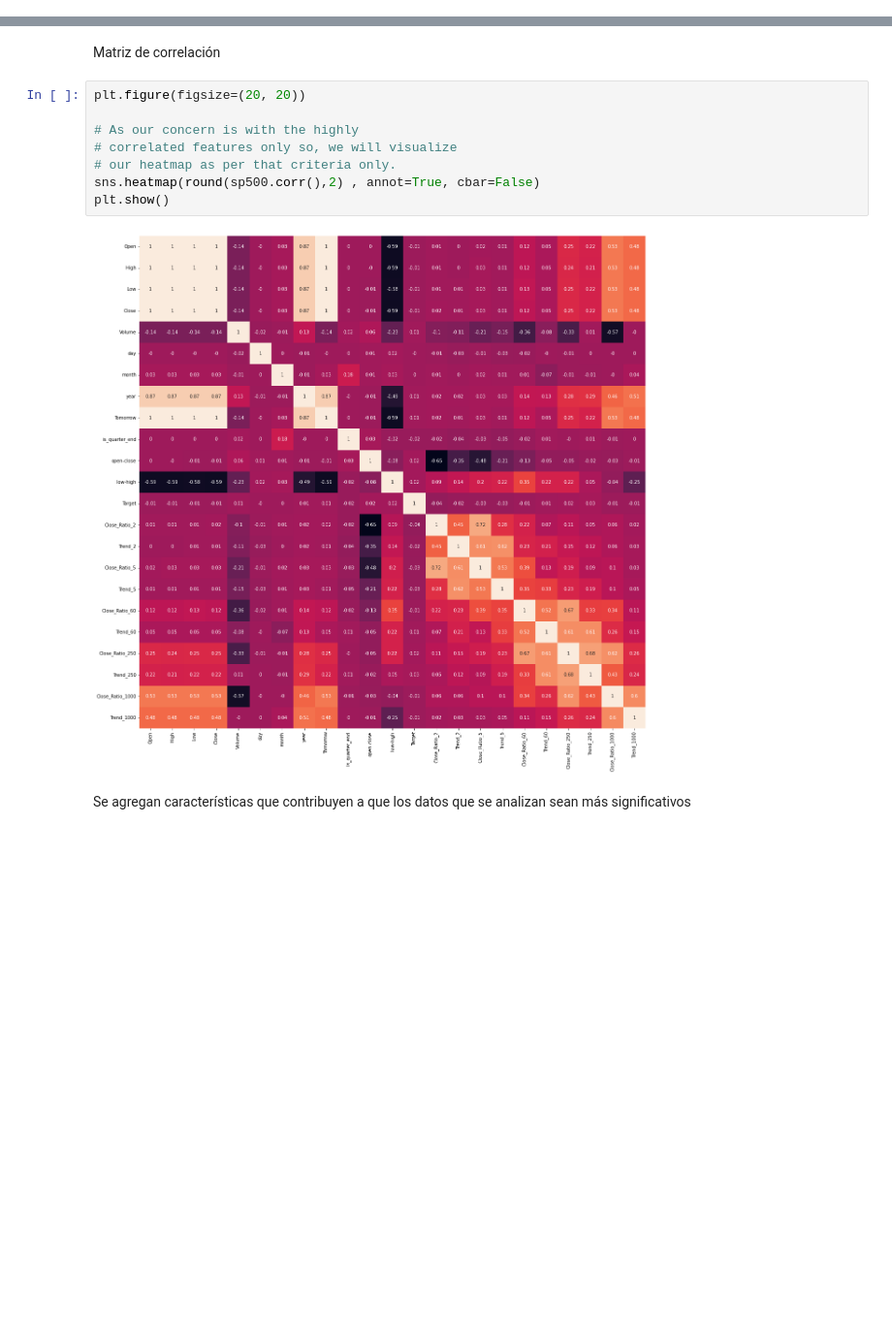
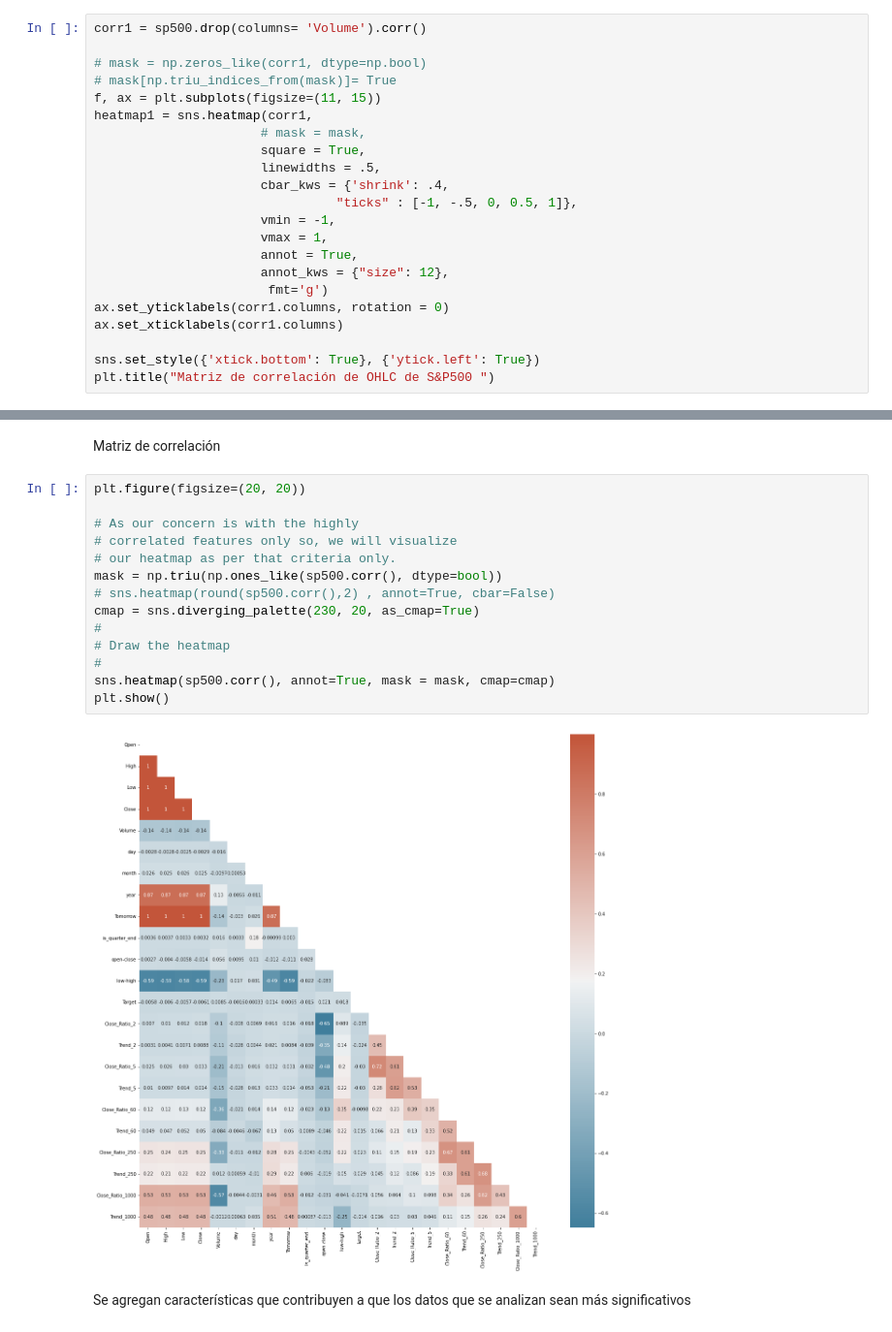
Before and after one commit to MaLuisa7/Machine_Learning_Lessons, a Jupyter notebook: stock_price_prediction_ML_20230312.ipynb, the cells around one changed output, grey strips where cells are left out. Shown at 97% size. Drawn from its saved outputs; the diff is of its cells as text; blank space fills up the shorter version.

```diff
--- a/stock_price_prediction_ML_20230312.ipynb
+++ b/stock_price_prediction_ML_20230312.ipynb
@@ -74,0 +78,22 @@ Shape of SP 500 data is: (5786, 5)
+# %%
+corr1 = sp500.drop(columns= 'Volume').corr()
+
+# mask = np.zeros_like(corr1, dtype=np.bool)
+# mask[np.triu_indices_from(mask)]= True
+f, ax = plt.subplots(figsize=(11, 15))
+heatmap1 = sns.heatmap(corr1,
+                      # mask = mask,
+                      square = True,
+                      linewidths = .5,
+                      cbar_kws = {'shrink': .4,
+                                "ticks" : [-1, -.5, 0, 0.5, 1]},
+                      vmin = -1,
+                      vmax = 1,
+                      annot = True,
+                      annot_kws = {"size": 12},
+                       fmt='g')
+ax.set_yticklabels(corr1.columns, rotation = 0)
+ax.set_xticklabels(corr1.columns)
+
+sns.set_style({'xtick.bottom': True}, {'ytick.left': True})
+plt.title("Matriz de correlación de OHLC de S&P500 ")
@@ -211,13 +296,19 @@ Matriz de correlación
 # %%
 plt.figure(figsize=(20, 20))
 
 # As our concern is with the highly
 # correlated features only so, we will visualize
 # our heatmap as per that criteria only.
-sns.heatmap(round(sp500.corr(),2) , annot=True, cbar=False)
+mask = np.triu(np.ones_like(sp500.corr(), dtype=bool))
+# sns.heatmap(round(sp500.corr(),2) , annot=True, cbar=False)
+cmap = sns.diverging_palette(230, 20, as_cmap=True)
+#
+# Draw the heatmap
+#
+sns.heatmap(sp500.corr(), annot=True, mask = mask, cmap=cmap)
 plt.show()
 # %% [output]
-[figure, old version]
+[figure, new version]
 # %% [markdown]
 Se agregan características que contribuyen a que los datos que se analizan sean más significativos
 # %%
```
Also changed, not shown: parts of 40 cells of this notebook.
